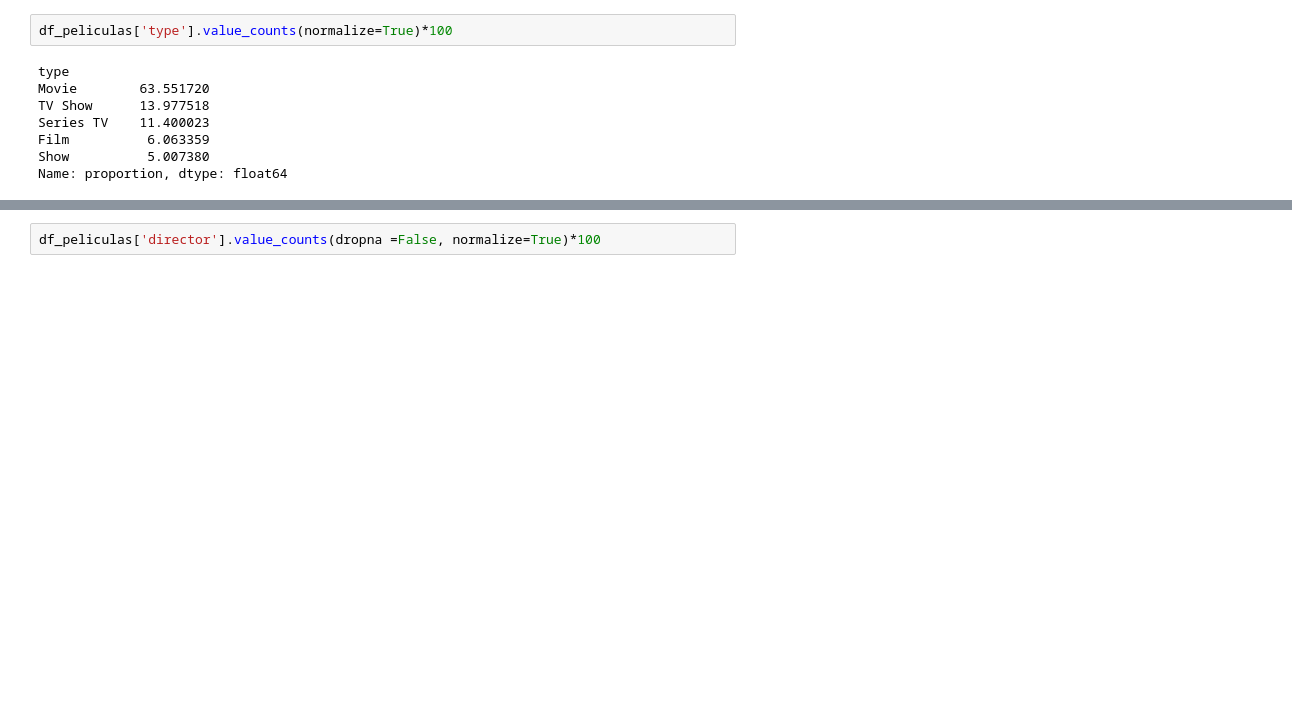
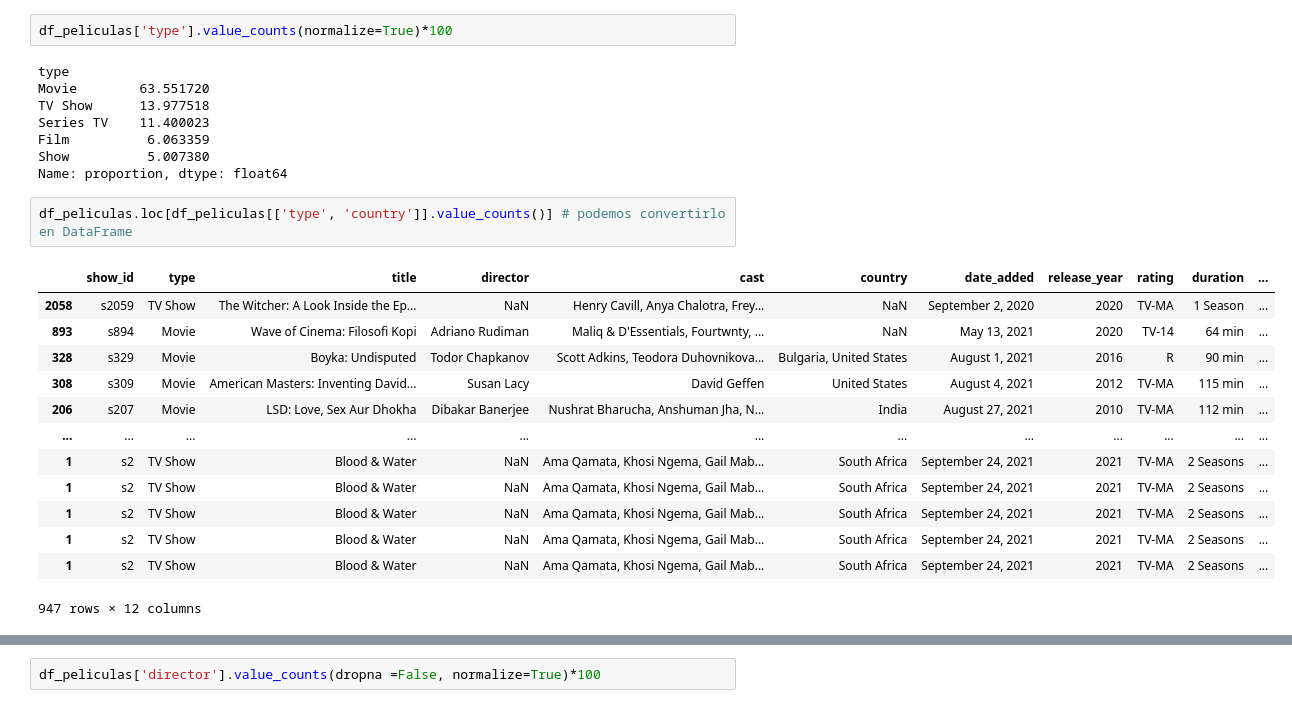
Before and after one commit to cristiancabezas/ONLINE_DS_THEBRIDGE_CRISTIAN, a Jupyter notebook: Sprint_05/Unidad_1/Practica_Obligatoria/18_Practica_Obligatoria_ETL.ipynb, the cells around one changed output, grey strips where cells are left out. Cells and saved outputs as stored; diff of their text form; blank space fills up the shorter version.

```diff
--- a/Sprint_05/Unidad_1/Practica_Obligatoria/18_Practica_Obligatoria_ETL.ipynb
+++ b/Sprint_05/Unidad_1/Practica_Obligatoria/18_Practica_Obligatoria_ETL.ipynb
@@ -78,3 +78,19 @@ Series TV    11.400023
 Film          6.063359
 Show          5.007380
 Name: proportion, dtype: float64
+# %%
+df_peliculas.loc[df_peliculas[['type', 'country']].value_counts()] # podemos convertirlo en DataFrame
+# %% [output]
+|  | show_id | type | title | director | cast | country | date_added | release_year | rating | duration | ... |
+| 2058 | s2059 | TV Show | The Witcher: A Look Inside the Ep... | NaN | Henry Cavill, Anya Chalotra, Frey... | NaN | September 2, 2020 | 2020 | TV-MA | 1 Season | ... |
+| 893 | s894 | Movie | Wave of Cinema: Filosofi Kopi | Adriano Rudiman | Maliq & D'Essentials, Fourtwnty, ... | NaN | May 13, 2021 | 2020 | TV-14 | 64 min | ... |
+| 328 | s329 | Movie | Boyka: Undisputed | Todor Chapkanov | Scott Adkins, Teodora Duhovnikova... | Bulgaria, United States | August 1, 2021 | 2016 | R | 90 min | ... |
+| 308 | s309 | Movie | American Masters: Inventing David... | Susan Lacy | David Geffen | United States | August 4, 2021 | 2012 | TV-MA | 115 min | ... |
+| 206 | s207 | Movie | LSD: Love, Sex Aur Dhokha | Dibakar Banerjee | Nushrat Bharucha, Anshuman Jha, N... | India | August 27, 2021 | 2010 | TV-MA | 112 min | ... |
+| ... | ... | ... | ... | ... | ... | ... | ... | ... | ... | ... | ... |
+| 1 | s2 | TV Show | Blood & Water | NaN | Ama Qamata, Khosi Ngema, Gail Mab... | South Africa | September 24, 2021 | 2021 | TV-MA | 2 Seasons | ... |
+| 1 | s2 | TV Show | Blood & Water | NaN | Ama Qamata, Khosi Ngema, Gail Mab... | South Africa | September 24, 2021 | 2021 | TV-MA | 2 Seasons | ... |
+| 1 | s2 | TV Show | Blood & Water | NaN | Ama Qamata, Khosi Ngema, Gail Mab... | South Africa | September 24, 2021 | 2021 | TV-MA | 2 Seasons | ... |
+| 1 | s2 | TV Show | Blood & Water | NaN | Ama Qamata, Khosi Ngema, Gail Mab... | South Africa | September 24, 2021 | 2021 | TV-MA | 2 Seasons | ... |
+| 1 | s2 | TV Show | Blood & Water | NaN | Ama Qamata, Khosi Ngema, Gail Mab... | South Africa | September 24, 2021 | 2021 | TV-MA | 2 Seasons | ... |
+947 rows × 12 columns
```
Also changed, not shown: parts of 12 cells of this notebook.
